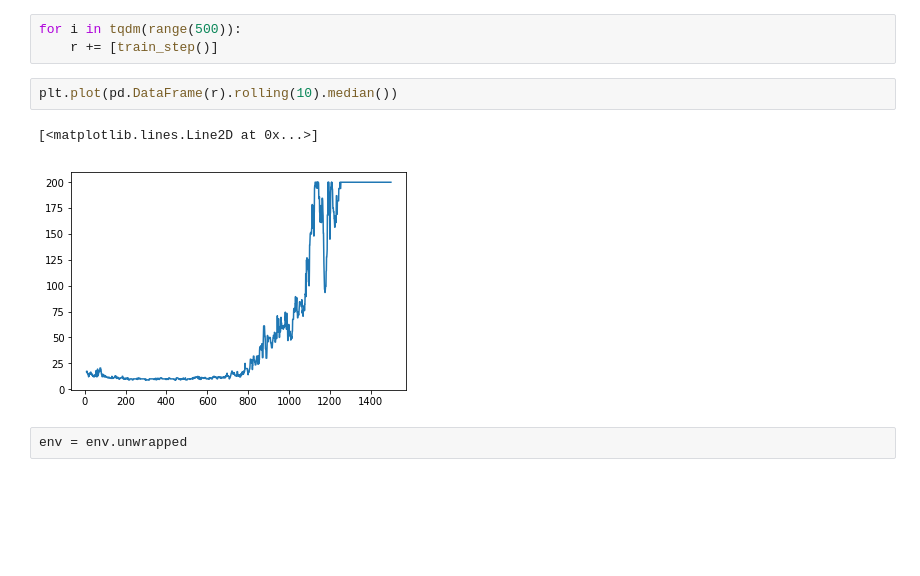
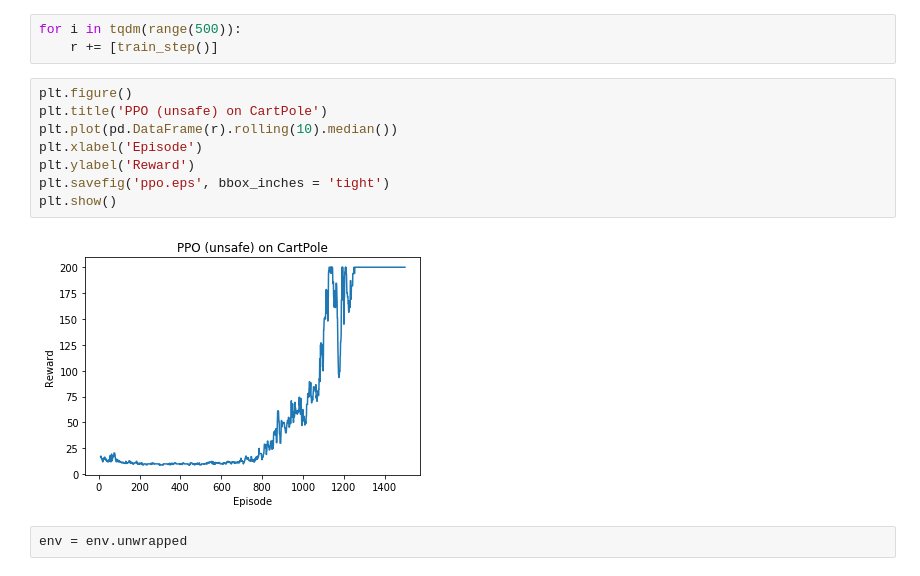
Before and after one commit to sergeivolodin/SafeContinuousStateRL, a Jupyter notebook: cartpole_safety_ppo.ipynb, the cells around one changed output. Cells and saved outputs as stored; diff of their text form; blank space fills up the shorter version.

```diff
--- a/cartpole_safety_ppo.ipynb
+++ b/cartpole_safety_ppo.ipynb
@@ -227,11 +227,16 @@ r = []
 # %%
 for i in tqdm(range(500)):
     r += [train_step()]
-# %%
-plt.plot(pd.DataFrame(r).rolling(10).median())
-# %% [output]
-[<matplotlib.lines.Line2D at 0x...>]
-[figure, removed]
+# %%
+plt.figure()
+plt.title('PPO (unsafe) on CartPole')
+plt.plot(pd.DataFrame(r).rolling(10).median())
+plt.xlabel('Episode')
+plt.ylabel('Reward')
+plt.savefig('ppo.eps', bbox_inches = 'tight')
+plt.show()
+# %% [output]
+[figure, added]
 # %%
 env = env.unwrapped
 # %%
```
Also changed, not shown: 3 other files.
